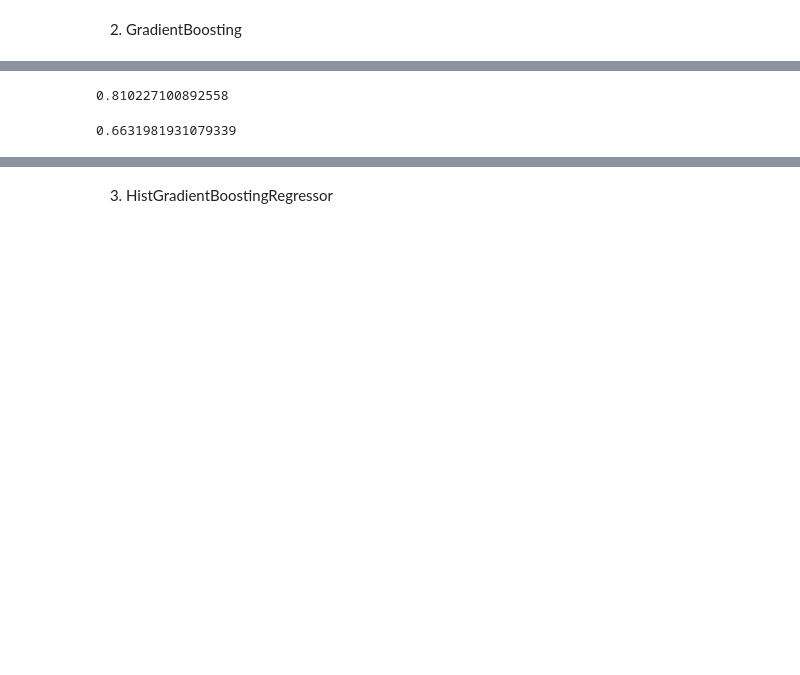
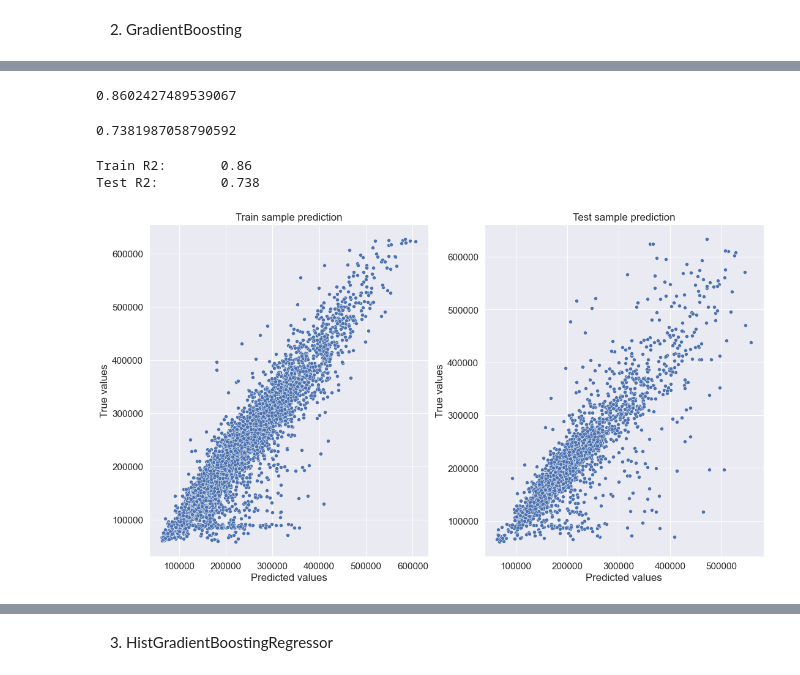
Before and after one commit to AlexanderMaslikhin/pandas_curs, a Jupyter notebook: data_analysis.ipynb, the cells around one changed output, grey strips where cells are left out. Drawn from its saved outputs; the diff is of its cells as text; code cells hidden in the pictures; blank space fills up the shorter version.

```diff
--- a/data_analysis.ipynb
+++ b/data_analysis.ipynb
@@ -577,14 +713,20 @@ gs_gb.best_params_
 # %%
 model_gb = gs_gb.best_estimator_
 y_train_pred = model_gb.predict(X_train)
-r2(y_train_pred, y_train)
+r2(y_train, y_train_pred)
 # %% [output]
-0.810227100892558
+0.8602427489539067
 # %%
 y_test_pred = model_gb.predict(X_test)
-r2(y_test_pred, y_test)
+r2(y_test, y_test_pred)
 # %% [output]
-0.6631981931079339
+0.7381987058790592
+# %%
+evaluate_preds(y_train, y_train_pred, y_test, y_test_pred)
+# %% [output]
+Train R2:       0.86
+Test R2:        0.738
+[figure, added]
 # %%
 f_imp = pd.DataFrame(model_gb.feature_importances_,
              columns=['feature'],
```
Also changed, not shown: parts of 54 cells of this notebook, 1 other file.
